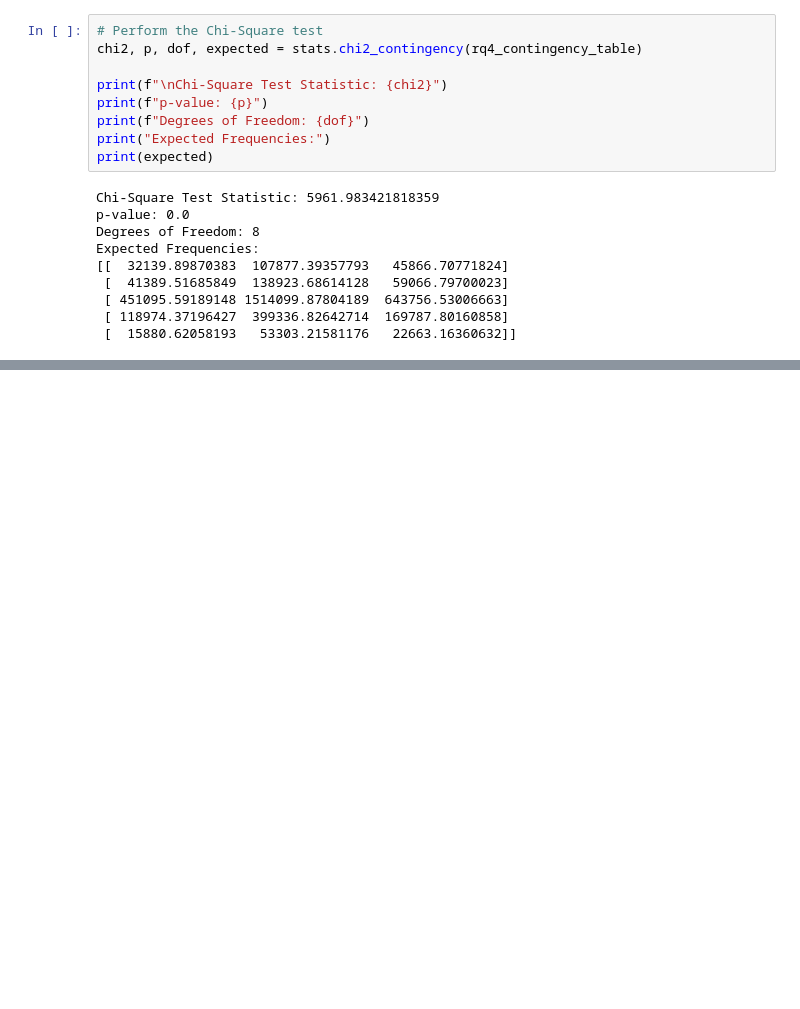
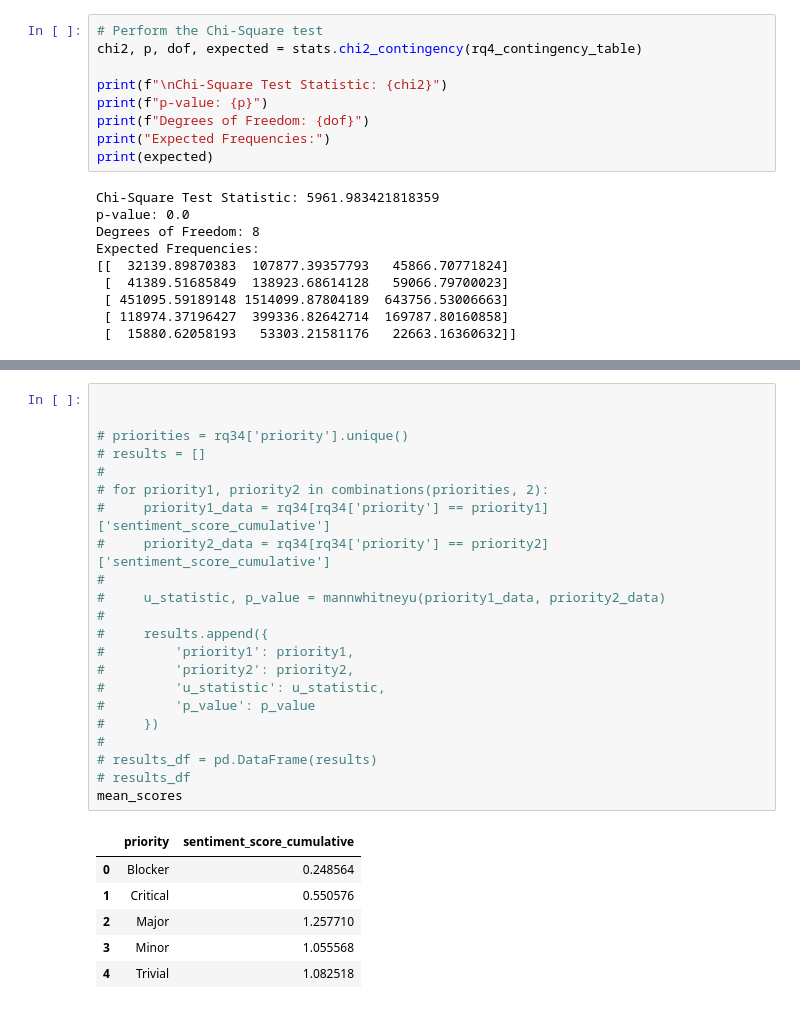
Before and after one commit to raianmr/seBERT, a Jupyter notebook: notebooks/RQs.ipynb, the cells around one changed output, grey strips where cells are left out. Saved outputs shown, nothing was run; the diff lists cells and outputs as text; blank space fills up the shorter version.

```diff
--- a/notebooks/RQs.ipynb
+++ b/notebooks/RQs.ipynb
@@ -168,0 +177,29 @@ Expected Frequencies:
+# %%
+
+
+# priorities = rq34['priority'].unique()
+# results = []
+#
+# for priority1, priority2 in combinations(priorities, 2):
+#     priority1_data = rq34[rq34['priority'] == priority1]['sentiment_score_cumulative']
+#     priority2_data = rq34[rq34['priority'] == priority2]['sentiment_score_cumulative']
+#
+#     u_statistic, p_value = mannwhitneyu(priority1_data, priority2_data)
+#
+#     results.append({
+#         'priority1': priority1,
+#         'priority2': priority2,
+#         'u_statistic': u_statistic,
+#         'p_value': p_value
+#     })
+#
+# results_df = pd.DataFrame(results)
+# results_df
+mean_scores
+# %% [output]
+|  | priority | sentiment_score_cumulative |
+| 0 | Blocker | 0.248564 |
+| 1 | Critical | 0.550576 |
+| 2 | Major | 1.257710 |
+| 3 | Minor | 1.055568 |
+| 4 | Trivial | 1.082518 |
```
Also changed, not shown: parts of 25 cells of this notebook.
